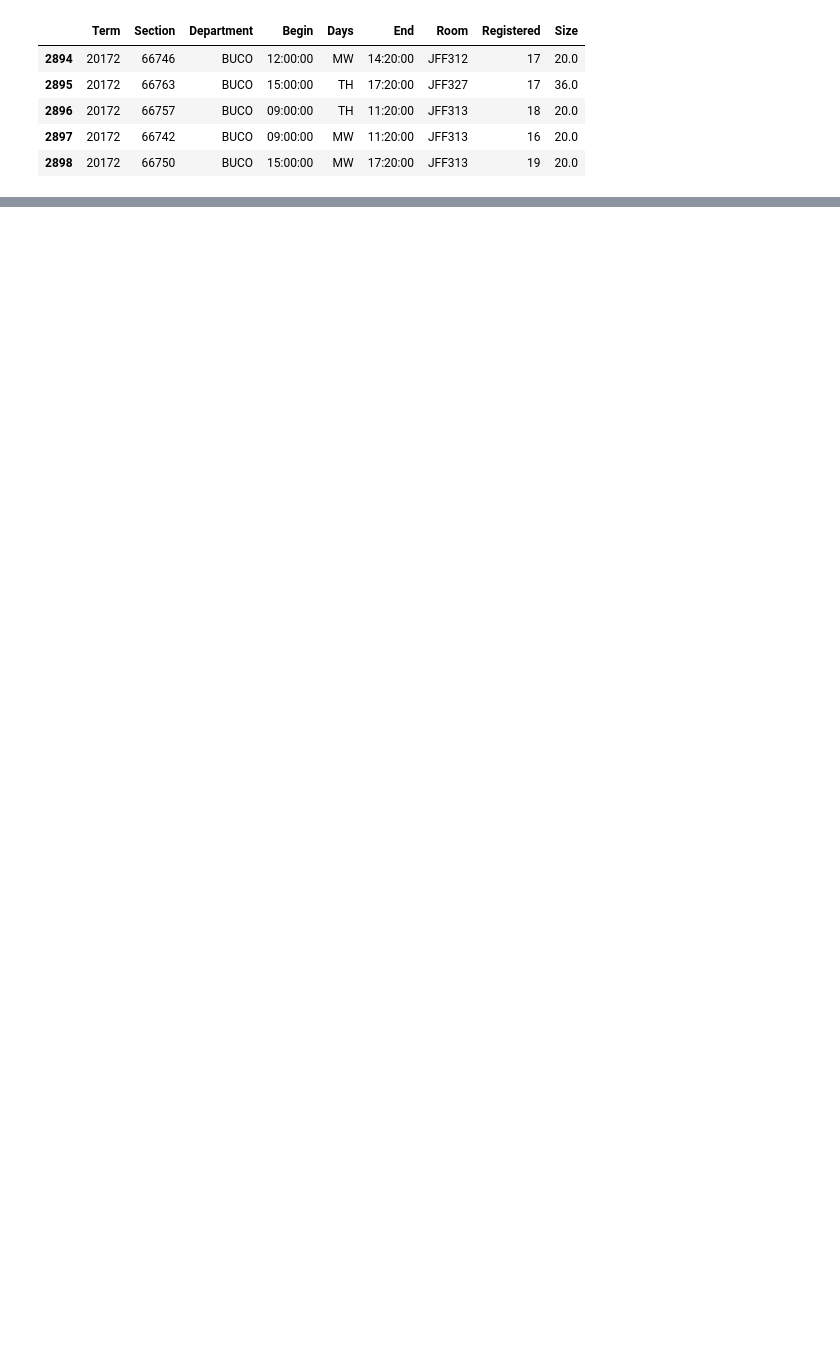
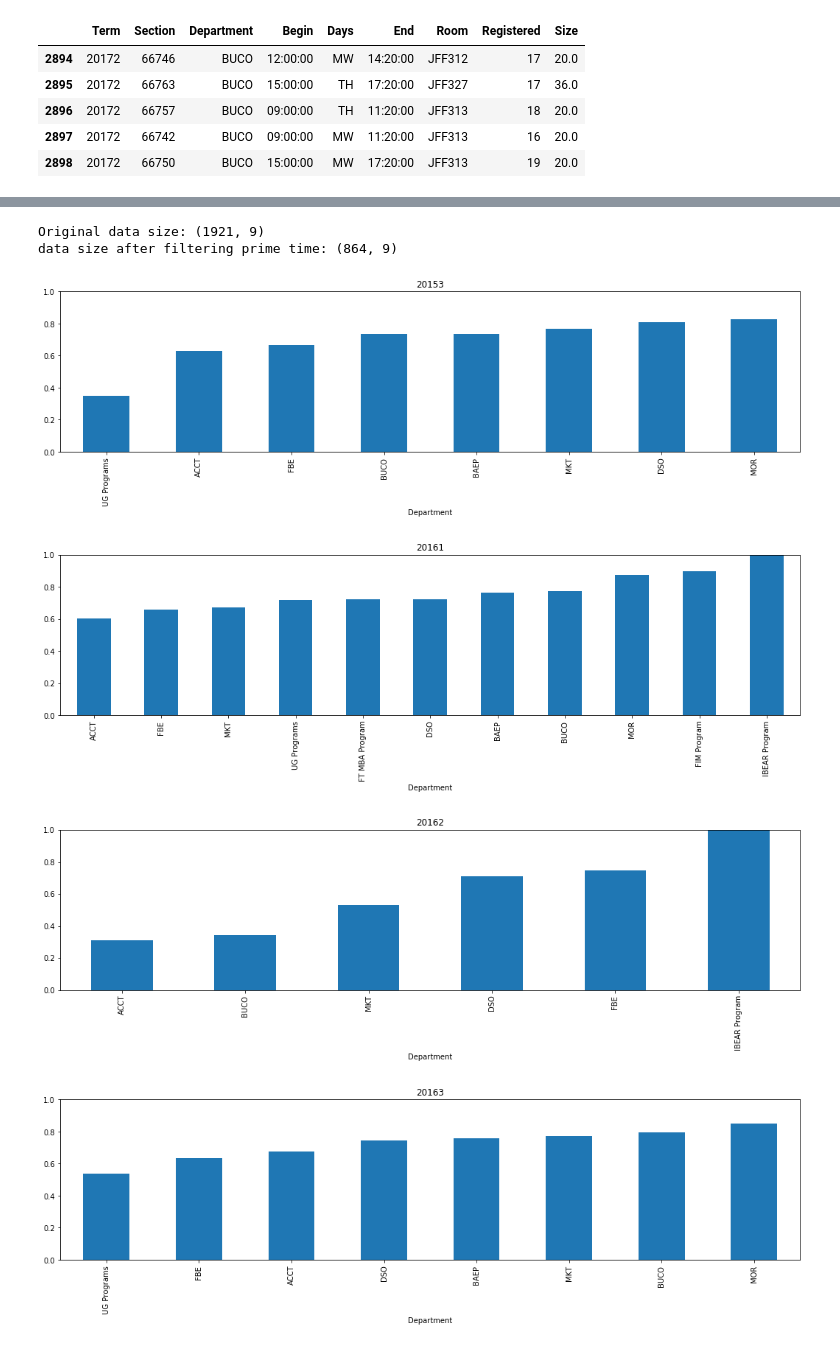
Before and after one commit to yakan/course_scheduling, a Jupyter notebook: metrics/Metrics.ipynb, the cells around one changed output, grey strips where cells are left out. Drawn from its saved outputs; the diff is of its cells as text; code cells hidden in the pictures; blank space fills up the shorter version.

Commit message:
iterate plots

```diff
--- a/metrics/Metrics.ipynb
+++ b/metrics/Metrics.ipynb
@@ -128,0 +66,7 @@ plt.show()
+# %%
+# check the number of observations after filtering
+print("Original data size:", data.shape)
+print("Data size after filtering prime time:", dataTimeClean.shape)
+# %% [output]
+Original data size: (1921, 9)
+data size after filtering prime time: (864, 9)
@@ -128,0 +79,22 @@ plt.show()
+# %%
+output = dataTimeClean
+
+# iterate through terms and calculate utilization
+# the number of enrolled students (after add-drop date)/ number of seats available
+# the output is grouped by Department and terms
+
+for term in [20153,20161,20162,20163,20171,20172]:
+        (output.query("Term==@term")
+         .groupby('Department').agg(aggregations)
+         .assign(Utilization=lambda output: output.Registered/output.Size)
+         .reset_index(level=['Department'])
+         .sort_values(['Utilization'])
+         .plot(x='Department',y='Utilization',kind='bar', title='{0}'.format(term),figsize=(18,4),ylim=(0,1),legend=False)
+        )
+
+plt.show()
+# %% [output]
+[figure, added]
+[figure, added]
+[figure, added]
+[figure, added]
```
Also changed, not shown: parts of 18 cells of this notebook.
